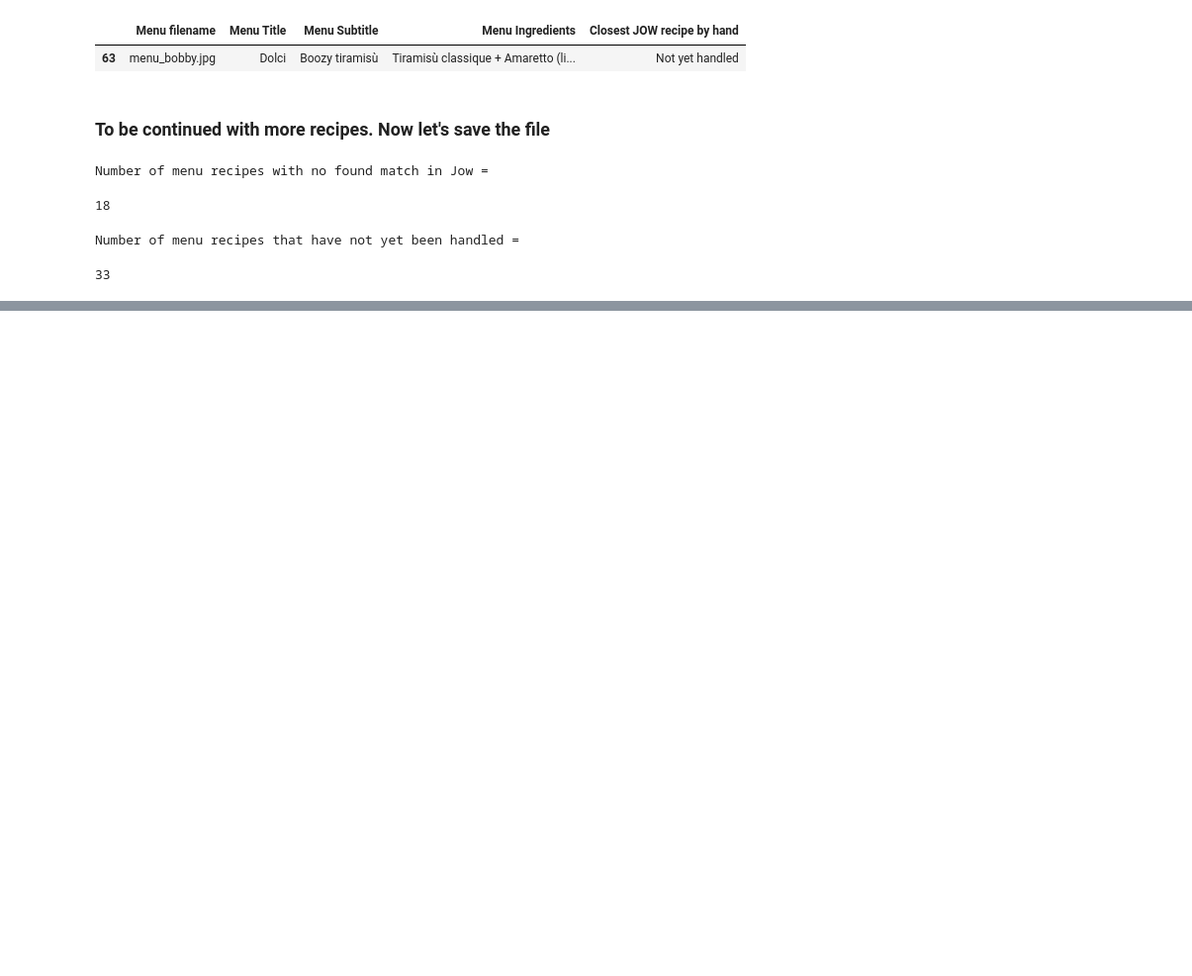
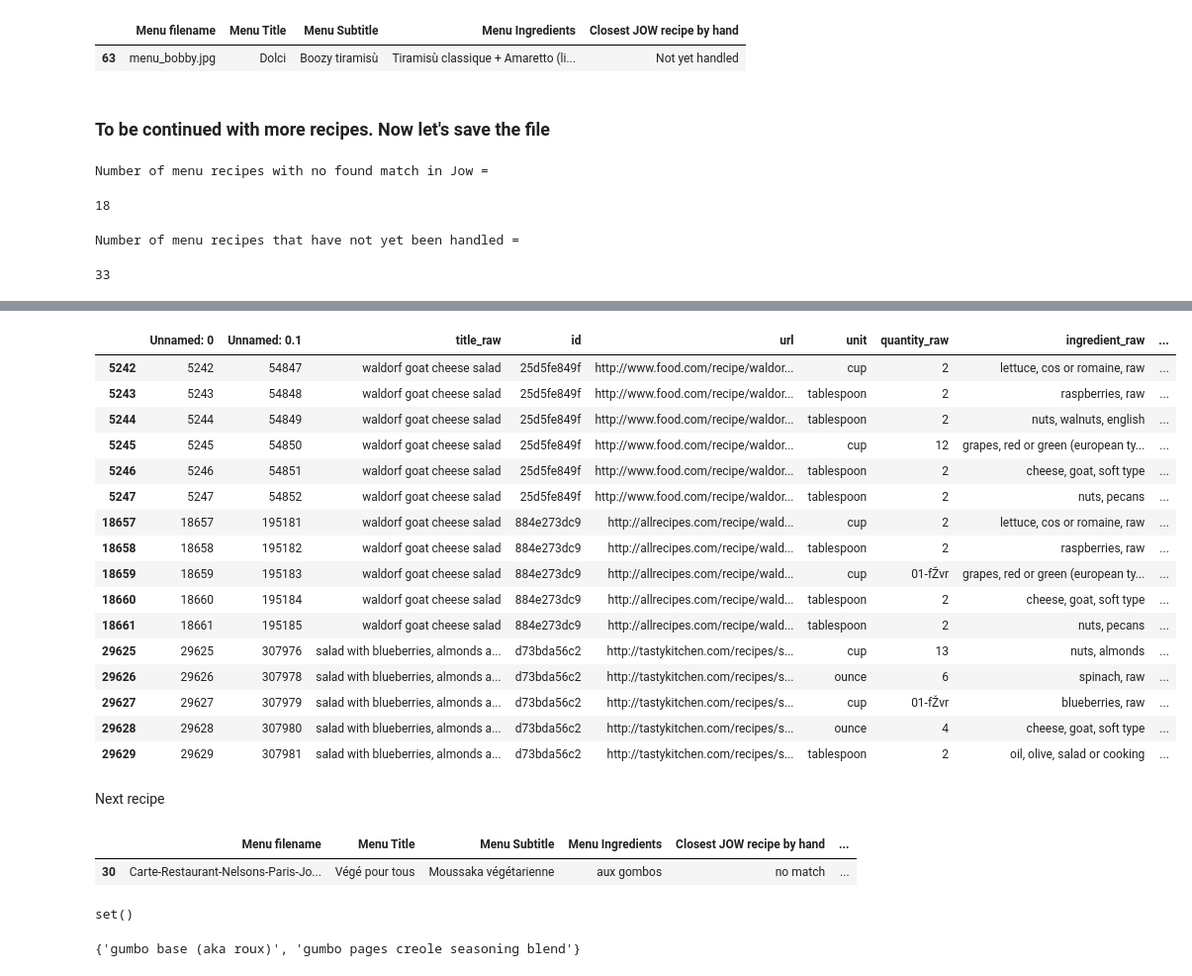
Before and after one commit to eliottcls/carbondiet, a Jupyter notebook: notebooks/[Genevieve]find_closest_recipe_from_menu_by_hand.ipynb, the cells around one changed output, grey strips where cells are left out. Shown at 99% size. Cells and saved outputs as stored; diff of their text form; code cells hidden in the pictures; blank space fills up the shorter version.

Commit message:
Add matching with 7t

```diff
--- a/notebooks/[Genevieve]find_closest_recipe_from_menu_by_hand.ipynb
+++ b/notebooks/[Genevieve]find_closest_recipe_from_menu_by_hand.ipynb
@@ -1290,0 +1937,20 @@ Number of menu recipes with found matches in Jow =
+# %%
+seven_data[seven_data['title_raw'].isin(['waldorf goat cheese salad',  'salad with blueberries, almonds and goat cheese'])]
+# %% [output]
+|  | Unnamed: 0 | Unnamed: 0.1 | title_raw | id | url | unit | quantity_raw | ingredient_raw | ... |
+| 5242 | 5242 | 54847 | waldorf goat cheese salad | 25d5fe849f | http://www.food.com/recipe/waldor... | cup | 2 | lettuce, cos or romaine, raw | ... |
+| 5243 | 5243 | 54848 | waldorf goat cheese salad | 25d5fe849f | http://www.food.com/recipe/waldor... | tablespoon | 2 | raspberries, raw | ... |
+| 5244 | 5244 | 54849 | waldorf goat cheese salad | 25d5fe849f | http://www.food.com/recipe/waldor... | tablespoon | 2 | nuts, walnuts, english | ... |
+| 5245 | 5245 | 54850 | waldorf goat cheese salad | 25d5fe849f | http://www.food.com/recipe/waldor... | cup | 12 | grapes, red or green (european ty... | ... |
+| 5246 | 5246 | 54851 | waldorf goat cheese salad | 25d5fe849f | http://www.food.com/recipe/waldor... | tablespoon | 2 | cheese, goat, soft type | ... |
+| 5247 | 5247 | 54852 | waldorf goat cheese salad | 25d5fe849f | http://www.food.com/recipe/waldor... | tablespoon | 2 | nuts, pecans | ... |
+| 18657 | 18657 | 195181 | waldorf goat cheese salad | 884e273dc9 | http://allrecipes.com/recipe/wald... | cup | 2 | lettuce, cos or romaine, raw | ... |
+| 18658 | 18658 | 195182 | waldorf goat cheese salad | 884e273dc9 | http://allrecipes.com/recipe/wald... | tablespoon | 2 | raspberries, raw | ... |
+| 18659 | 18659 | 195183 | waldorf goat cheese salad | 884e273dc9 | http://allrecipes.com/recipe/wald... | cup | 01-fŽvr | grapes, red or green (european ty... | ... |
+| 18660 | 18660 | 195184 | waldorf goat cheese salad | 884e273dc9 | http://allrecipes.com/recipe/wald... | tablespoon | 2 | cheese, goat, soft type | ... |
+| 18661 | 18661 | 195185 | waldorf goat cheese salad | 884e273dc9 | http://allrecipes.com/recipe/wald... | tablespoon | 2 | nuts, pecans | ... |
+| 29625 | 29625 | 307976 | salad with blueberries, almonds a... | d73bda56c2 | http://tastykitchen.com/recipes/s... | cup | 13 | nuts, almonds | ... |
+| 29626 | 29626 | 307978 | salad with blueberries, almonds a... | d73bda56c2 | http://tastykitchen.com/recipes/s... | ounce | 6 | spinach, raw | ... |
+| 29627 | 29627 | 307979 | salad with blueberries, almonds a... | d73bda56c2 | http://tastykitchen.com/recipes/s... | cup | 01-fŽvr | blueberries, raw | ... |
+| 29628 | 29628 | 307980 | salad with blueberries, almonds a... | d73bda56c2 | http://tastykitchen.com/recipes/s... | ounce | 4 | cheese, goat, soft type | ... |
+| 29629 | 29629 | 307981 | salad with blueberries, almonds a... | d73bda56c2 | http://tastykitchen.com/recipes/s... | tablespoon | 2 | oil, olive, salad or cooking | ... |
@@ -1290,0 +1959,15 @@ Number of menu recipes with found matches in Jow =
+# %% [markdown]
+Next recipe
+# %%
+menu_data[menu_data.index==30]
+# %% [output]
+|  | Menu filename | Menu Title | Menu Subtitle | Menu Ingredients | Closest JOW recipe by hand | ... |
+| 30 | Carte-Restaurant-Nelsons-Paris-Jo... | Végé pour tous | Moussaka végétarienne | aux gombos | no match | ... |
+# %%
+set(seven_data["title_raw"][seven_data["title_raw"].str.contains("moussak")].values.tolist())
+# %% [output]
+set()
+# %%
+set(seven_data["title_raw"][seven_data["title_raw"].str.contains("gumb")].values.tolist())
+# %% [output]
+{'gumbo base (aka roux)', 'gumbo pages creole seasoning blend'}
```
Also changed, not shown: parts of 270 cells of this notebook.
